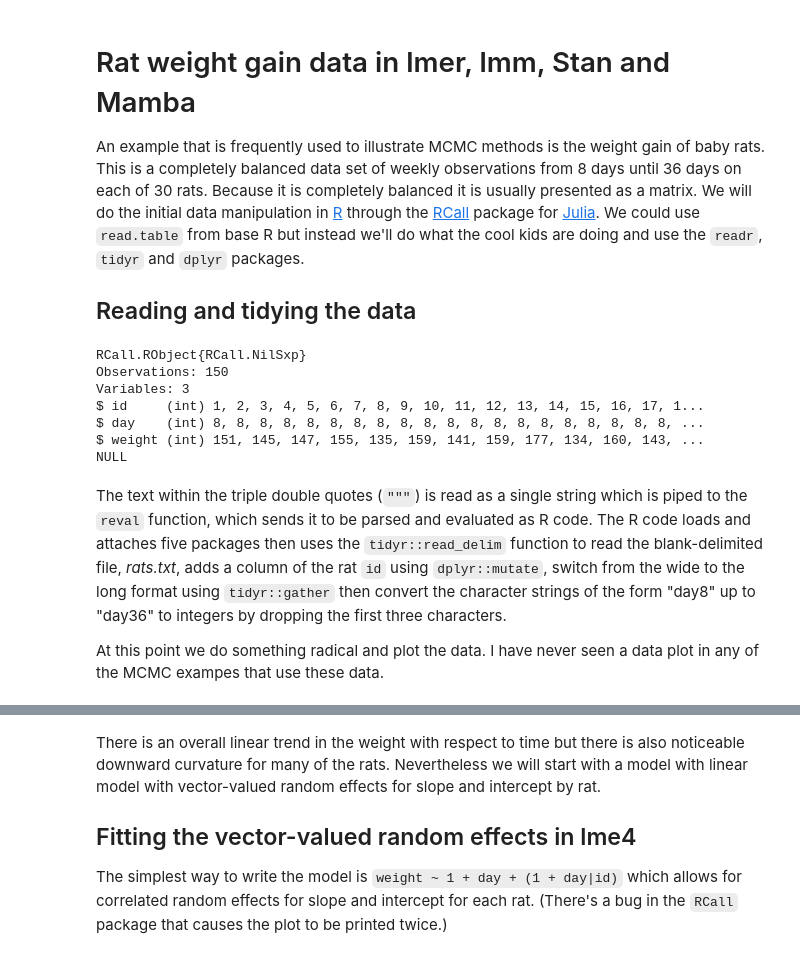
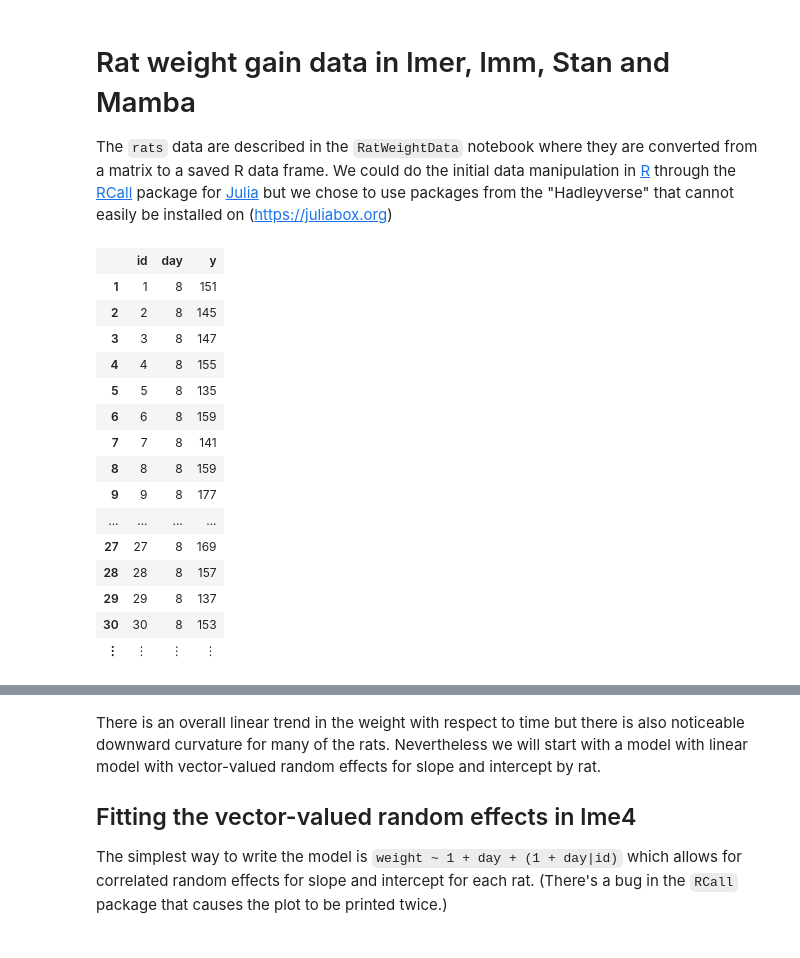
Before and after one commit to dmbates/JuliaWorkshop, a Jupyter notebook: RatWeights.ipynb, the cells around one changed output, grey strips where cells are left out. Saved outputs shown, nothing was run; the diff lists cells and outputs as text; code cells hidden in the pictures.

```diff
--- a/RatWeights.ipynb
+++ b/RatWeights.ipynb
@@ -1,34 +1,27 @@
 # %% [markdown]
 # Rat weight gain data in lmer, lmm, Stan and Mamba
 
-An example that is frequently used to illustrate MCMC methods is the weight gain of baby rats.  This is a completely balanced data set of weekly observations from 8 days until 36 days on each of 30 rats.  Because it is completely balanced it is usually presented as a matrix.  We will do the initial data manipulation in [R](http://R-project.org) through the [RCall](https://github.com/JuliaStats/RCall.jl) package for [Julia](https://julialang.org).  We could use `read.table` from base R but instead we'll do what the cool kids are doing and use the `readr`, `tidyr` and `dplyr` packages.
-
-## Reading and tidying the data
+The `rats` data are described in the `RatWeightData` notebook where they are converted from a matrix to a saved R data frame.  We could do the initial data manipulation in [R](http://R-project.org) through the [RCall](https://github.com/JuliaStats/RCall.jl) package for [Julia](https://julialang.org) but we chose to use packages from the "Hadleyverse" that cannot easily be installed on (https://juliabox.org)
-# %%
-using RCall
-"""
-library(readr)
-library(tidyr)
-library(lattice)
-suppressPackageStartupMessages(library(dplyr))
-suppressPackageStartupMessages(library(lme4))
-
-rats <- read_delim("rats.txt", " ") %>%
-    dplyr::mutate(id = seq_len(length(day8))) %>%
-    tidyr::gather(day, weight, day8:day36) %>%
-    dplyr::mutate(day = as.integer(substring(day,4)))
-glimpse(rats)
-saveRDS(rats, file="rats.rds", compress="xz")
-""" |> reval
-# %% [output]
-RCall.RObject{RCall.NilSxp}
-Observations: 150
-Variables: 3
-$ id     (int) 1, 2, 3, 4, 5, 6, 7, 8, 9, 10, 11, 12, 13, 14, 15, 16, 17, 1...
-$ day    (int) 8, 8, 8, 8, 8, 8, 8, 8, 8, 8, 8, 8, 8, 8, 8, 8, 8, 8, 8, 8, ...
-$ weight (int) 151, 145, 147, 155, 135, 159, 141, 159, 177, 134, 160, 143, ...
-NULL
-# %% [markdown]
-The text within the triple double quotes (`"""`) is read as a single string which is piped to the `reval` function, which sends it to be parsed and evaluated as R code.  The R code loads and attaches five packages then uses the `tidyr::read_delim` function to read the blank-delimited file, _rats.txt_, adds a column of the rat `id` using `dplyr::mutate`, switch from the wide to the long format using `tidyr::gather` then convert the character strings of the form "day8" up to "day36" to integers by dropping the first three characters.
-
-At this point we do something radical and plot the data.  I have never seen a data plot in any of the MCMC exampes that use these data.
+# %%
+using RCall
+"""
+rats <- readRDS("rats.rds")
+""" |> reval
+@rget rats
+# %% [output]
+|  | id | day | y |
+| 1 | 1 | 8 | 151 |
+| 2 | 2 | 8 | 145 |
+| 3 | 3 | 8 | 147 |
+| 4 | 4 | 8 | 155 |
+| 5 | 5 | 8 | 135 |
+| 6 | 6 | 8 | 159 |
+| 7 | 7 | 8 | 141 |
+| 8 | 8 | 8 | 159 |
+| 9 | 9 | 8 | 177 |
+| ... | ... | ... | ... |
+| 27 | 27 | 8 | 169 |
+| 28 | 28 | 8 | 157 |
+| 29 | 29 | 8 | 137 |
+| 30 | 30 | 8 | 153 |
+| ⋮ | ⋮ | ⋮ | ⋮ |
```
Also changed, not shown: parts of 21 cells of this notebook, 2 other files.
